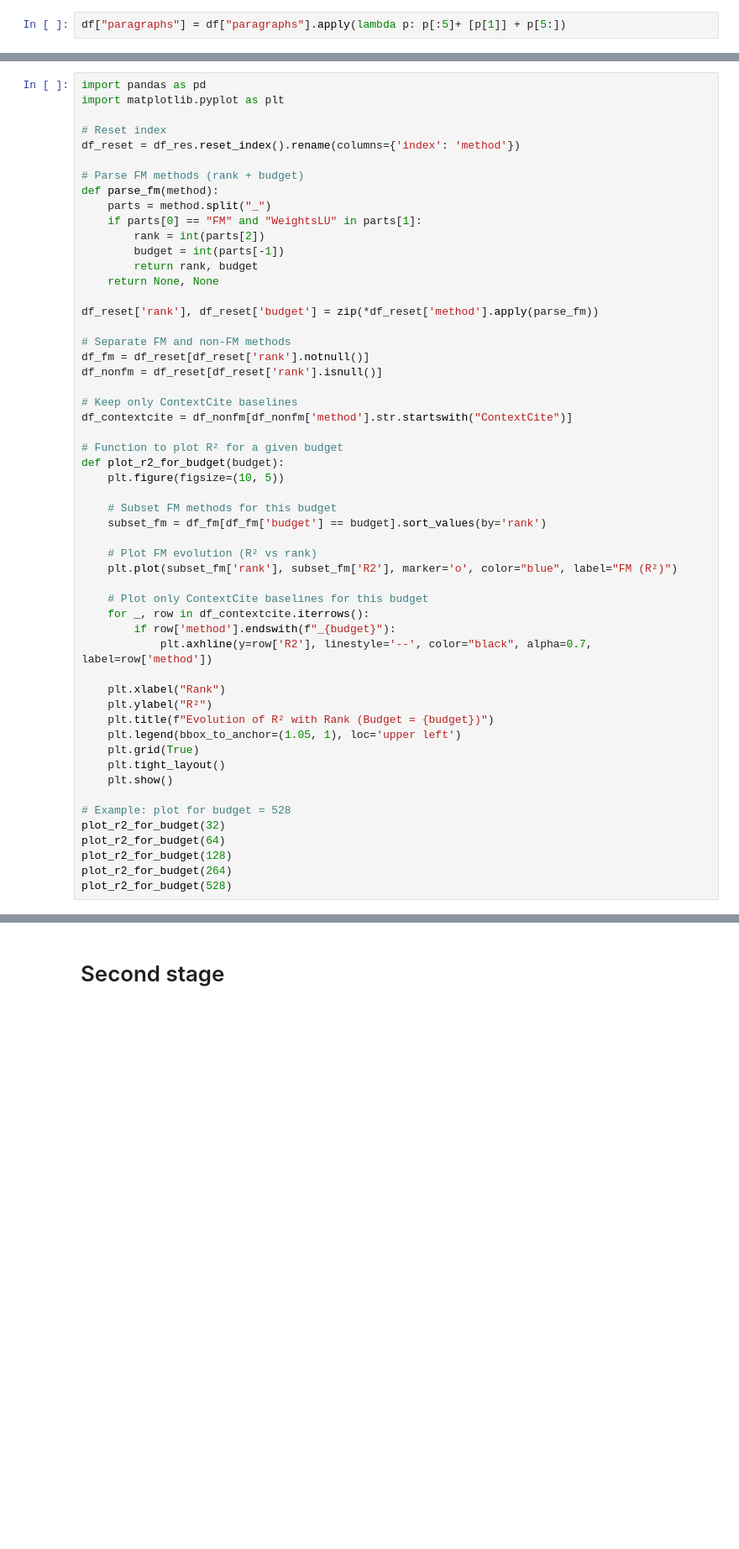
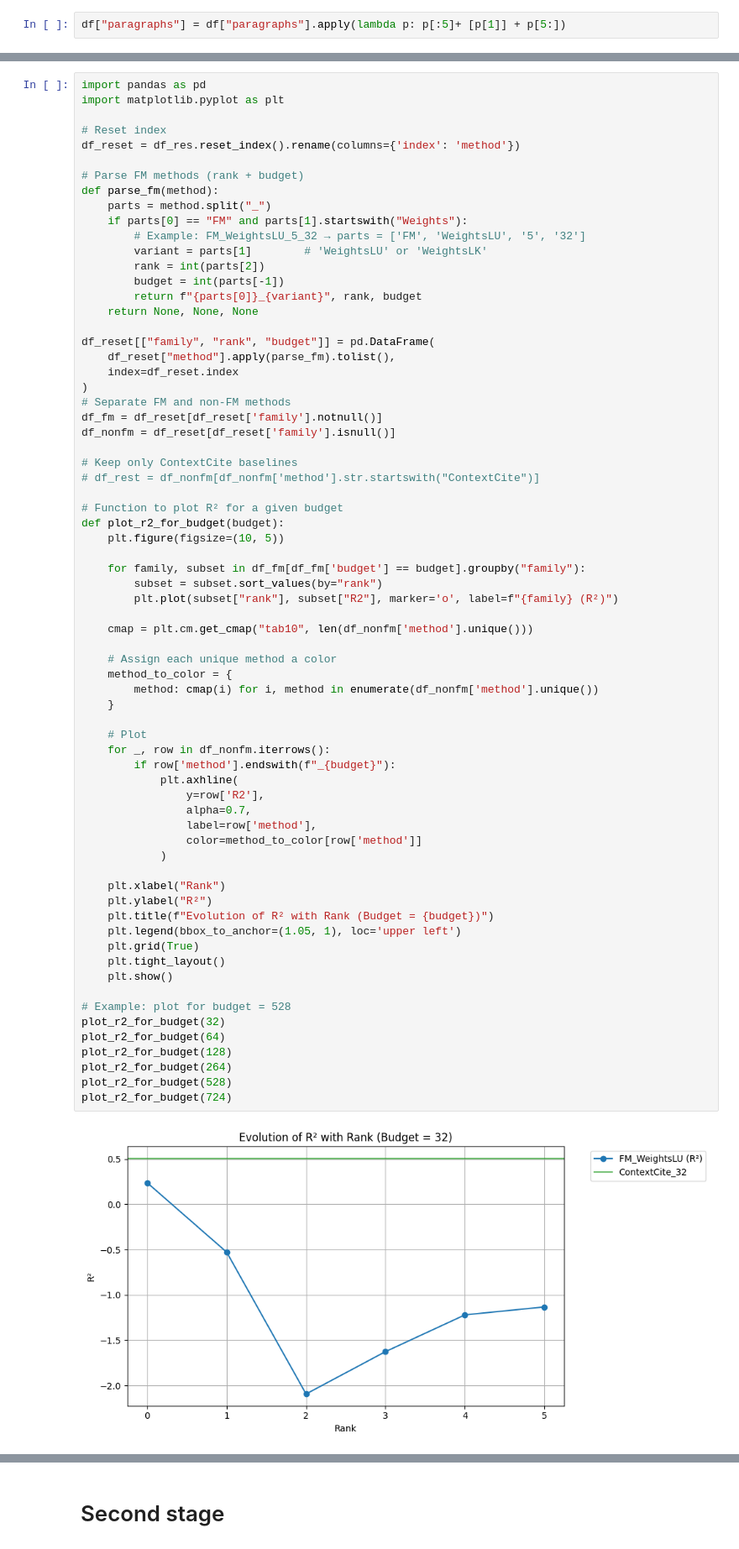
Before and after one commit to iNema9590/LLMX, a Jupyter notebook: Notebooks/musique_shap.ipynb, the cells around one changed output, grey strips where cells are left out. Shown at 84% size. Drawn from its saved outputs; the diff is of its cells as text; blank space fills up the shorter version.

```diff
--- a/Notebooks/musique_shap.ipynb
+++ b/Notebooks/musique_shap.ipynb
@@ -324,47 +526,64 @@ df_reset = df_res.reset_index().rename(columns={'index': 'method'})
 # Parse FM methods (rank + budget)
 def parse_fm(method):
     parts = method.split("_")
-    if parts[0] == "FM" and "WeightsLU" in parts[1]:
+    if parts[0] == "FM" and parts[1].startswith("Weights"):
+        # Example: FM_WeightsLU_5_32 → parts = ['FM', 'WeightsLU', '5', '32']
+        variant = parts[1]        # 'WeightsLU' or 'WeightsLK'
         rank = int(parts[2])
         budget = int(parts[-1])
-        return rank, budget
-    return None, None
+        return f"{parts[0]}_{variant}", rank, budget
+    return None, None, None
 
-df_reset['rank'], df_reset['budget'] = zip(*df_reset['method'].apply(parse_fm))
-
+df_reset[["family", "rank", "budget"]] = pd.DataFrame(
+    df_reset["method"].apply(parse_fm).tolist(),
+    index=df_reset.index
+)
 # Separate FM and non-FM methods
-df_fm = df_reset[df_reset['rank'].notnull()]
-df_nonfm = df_reset[df_reset['rank'].isnull()]
+df_fm = df_reset[df_reset['family'].notnull()]
+df_nonfm = df_reset[df_reset['family'].isnull()]
 
 # Keep only ContextCite baselines
-df_contextcite = df_nonfm[df_nonfm['method'].str.startswith("ContextCite")]
+# df_rest = df_nonfm[df_nonfm['method'].str.startswith("ContextCite")]
 
 # Function to plot R² for a given budget
 def plot_r2_for_budget(budget):
     plt.figure(figsize=(10, 5))
 
-    # Subset FM methods for this budget
-    subset_fm = df_fm[df_fm['budget'] == budget].sort_values(by='rank')
+    for family, subset in df_fm[df_fm['budget'] == budget].groupby("family"):
+        subset = subset.sort_values(by="rank")
+        plt.plot(subset["rank"], subset["R2"], marker='o', label=f"{family} (R²)")
 
-    # Plot FM evolution (R² vs rank)
-    plt.plot(subset_fm['rank'], subset_fm['R2'], marker='o', color="blue", label="FM (R²)")
+    cmap = plt.cm.get_cmap("tab10", len(df_nonfm['method'].unique()))
 
-    # Plot only ContextCite baselines for this budget
-    for _, row in df_contextcite.iterrows():
+    # Assign each unique method a color
+    method_to_color = {
+        method: cmap(i) for i, method in enumerate(df_nonfm['method'].unique())
+    }
+
+    # Plot
+    for _, row in df_nonfm.iterrows():
         if row['method'].endswith(f"_{budget}"):
-            plt.axhline(y=row['R2'], linestyle='--', color="black", alpha=0.7, label=row['method'])
+            plt.axhline(
+                y=row['R2'],
+                alpha=0.7,
+                label=row['method'],
+                color=method_to_color[row['method']]
+            )
 
     plt.xlabel("Rank")
     plt.ylabel("R²")
     plt.title(f"Evolution of R² with Rank (Budget = {budget})")
     plt.legend(bbox_to_anchor=(1.05, 1), loc='upper left')
     plt.grid(True)
     plt.tight_layout()
     plt.show()
 
 # Example: plot for budget = 528
 plot_r2_for_budget(32)
 plot_r2_for_budget(64)
 plot_r2_for_budget(128)
 plot_r2_for_budget(264)
 plot_r2_for_budget(528)
+plot_r2_for_budget(724)
+# %% [output]
+[figure, added]
```
Also changed, not shown: parts of 26 cells of this notebook, 3 other files.
